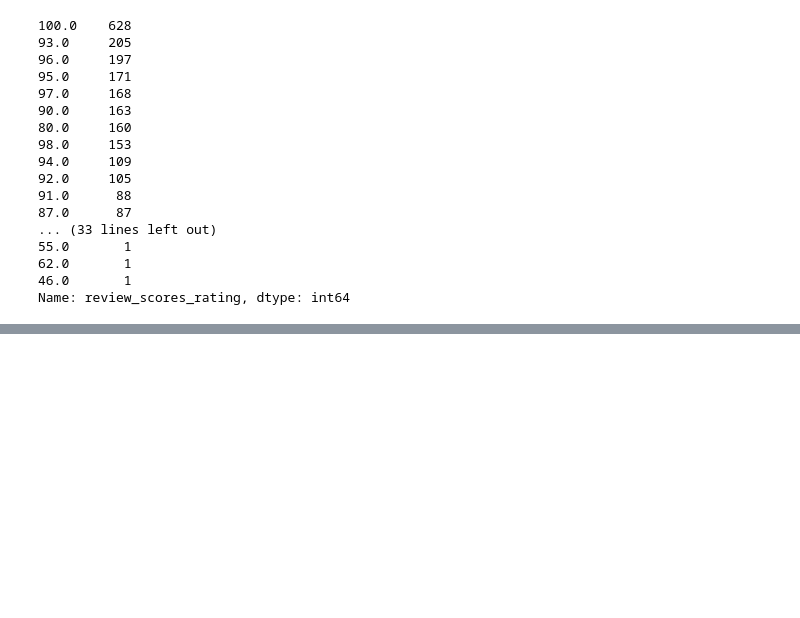
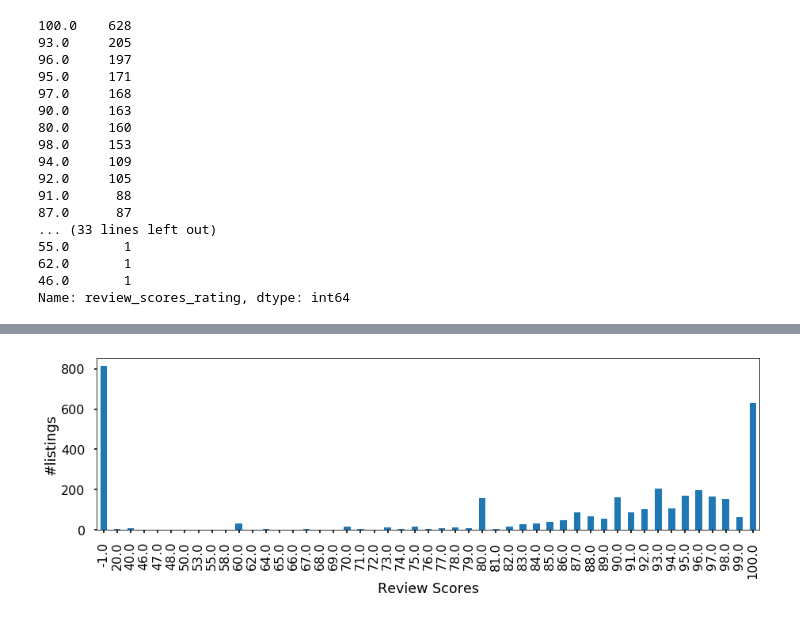
Before and after one commit to SmritiMohapatra/airbnb-data-analysis, a Jupyter notebook: airbnb_data_analysis_Model.ipynb, the cells around one changed output, grey strips where cells are left out. Saved outputs shown, nothing was run; the diff lists cells and outputs as text; code cells hidden in the pictures; blank space fills up the shorter version.

```diff
--- a/airbnb_data_analysis_Model.ipynb
+++ b/airbnb_data_analysis_Model.ipynb
@@ -175,2 +48,0 @@ cols_to_be_dropped.extend((
-# %%
-boston_listings.drop(cols_to_be_dropped, axis=1, inplace=True)
@@ -187,4 +49,12 @@ def categorize_rating(rating):
-# %%
-boston_listings.drop(boston_listings.loc[boston_listings['review_scores_value']=='Unrated'].index, inplace=True)
-y = boston_listings['review_scores_value'].map(categorize_rating)
-X = boston_listings.drop('review_scores_value', axis = 1)
+# %%
+boston_listings['review_scores_rating'].fillna(-1, inplace=True)
+# %%
+rating_cnts = boston_listings['review_scores_rating'].value_counts().sort_index()
+# %%
+plt.figure(figsize =(15,4))
+rating_cnts.plot(kind='bar')
+plt.xlabel('Review Scores')
+plt.ylabel('#listings')
+plt.savefig('img/Boston_review_scores_dist.png', bbox_inches="tight");
+# %% [output]
+[figure, added]
```
Also changed, not shown: parts of 103 cells of this notebook, 6 other files.
